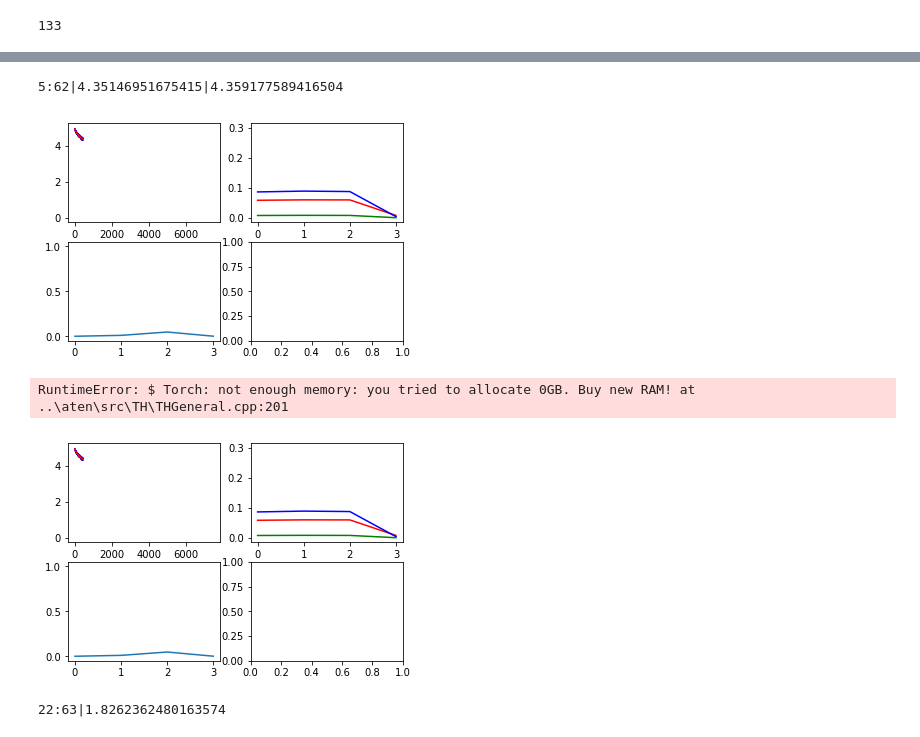
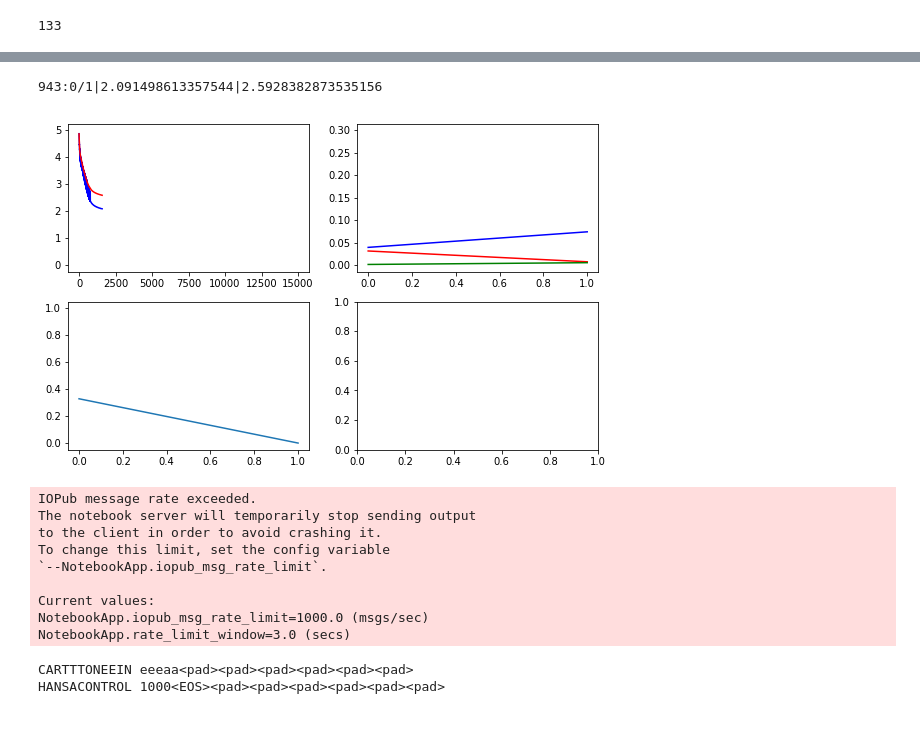
Before and after one commit to Xnartharax/MachineLearning-experiments, a Jupyter notebook: TrademarkGenerator.ipynb, the cells around one changed output, grey strips where cells are left out. Cells and saved outputs as stored; diff of their text form; code cells hidden in the pictures.

Commit message:
got a semi-working training and huge documentation update

```diff
--- a/TrademarkGenerator.ipynb
+++ b/TrademarkGenerator.ipynb
@@ -14,14 +28,22 @@ from torch.nn.utils.rnn import pack_sequence, pad_packed_sequence, pad_sequence
 # %%
 def char_to_onehot(char):
-    return [0 if char!=alphabet[i] else 1 for i, _ in enumerate(alphabet)]
+    return [1 if char==alphabet[i] else 0 for i, _ in enumerate(alphabet)]
+
 def encode_sequence(sequence):
     seq = list(sequence)
     seq.insert(0, "<SOS>")
     out = [char_to_onehot(char) for char in seq]
     return out
+
 def decode_sequence(sequence):
     chars = [alphabet[torch.argmax(char)] for char in sequence]
     decoded = ""
     for char in chars:
         decoded += char
     return decoded
+
+def decode_target_seq(target_seq):
+    decoded = ""
+    for t in target_seq:
+        decoded += alphabet[t.item()]
+    return decoded
@@ -42,9 +98,10 @@ targets = [[alphabet.index(char) for char in list(seq["Markendarstellung"])]+[le
 # %%
-#forming into the batches
 def get_batch(features, targets, i, n_batches):
     batch_len = int(floor(len(features)/n_batches))
+
     batch_features = sorted(features[i*batch_len:(i+1)*batch_len], key=lambda x: len(x), reverse=True)
     batch_targets = sorted(targets[i*batch_len:(i+1)*batch_len], key=lambda x: len(x), reverse=True)
-    return (nn.utils.rnn.pack_sequence([torch.tensor(seq, dtype=torch.float32).view(-1, len(alphabet))\
+
+    return (pack_sequence([torch.tensor(seq, dtype=torch.float32).view(-1, len(alphabet))\
                                         for seq in batch_features]),\
             pad_sequence([torch.tensor(target) for target in batch_targets]), len(batch_features))
@@ -142,0 +278,2 @@ optim = torch.optim.RMSprop(model.parameters(), lr=0.0005)
+# %%
+model = CharPredictor((len(alphabet), 100, len(alphabet)))
@@ -142,0 +290,12 @@ optim = torch.optim.RMSprop(model.parameters(), lr=0.0005)
+# %%
+optim = torch.optim.Adam(model.parameters(), lr=0.005)
+lossweight = torch.ones(len(alphabet))
+lossweight[-2:] = 0.1 # <EOS> and <SOS>
+lossweight[0] = 0.1 # <pad>
+loss_func = nn.NLLLoss(weight = lossweight)
+epochs = 1000
+n_batches = 15
+def criterion(y_hat, y):
+    main_loss = loss_func(torch.log(y_hat).view(-1, len(alphabet)), y.view(-1))
+    loss = main_loss# + weight_punishment**0.0002 + 1*0.000001/y_hat.var()
+    return loss
@@ -143,21 +310,26 @@ optim = torch.optim.RMSprop(model.parameters(), lr=0.0005)
 # %%
 fig, ((lax, aax), (gax, accax)) = plt.subplots(ncols=2, nrows=2)
-epochs = 100
-n_batches = 75
 plots = {
     "fig":fig,
-    "activations":aax.plot([0, len(structure)-2], [0, 0.3], "r")[0],
-    "stds":aax.plot([0, len(structure)-2], [0, 0.1], "b")[0],
-    "variances":aax.plot([0, len(structure)-2], [0, 0.1], "g")[0],
+    "activations":aax.plot([0, len(model.structure)-2], [0, 0.3], "r")[0],
+    "stds":aax.plot([0, len(model.structure)-2], [0, 0.1], "b")[0],
+    "variances":aax.plot([0, len(model.structure)-2], [0, 0.1], "g")[0],
     "loss":lax.plot([0, epochs*n_batches], [0, 5], "b")[0],
     "eval_loss":lax.plot([0, epochs*n_batches], [0, 5], "r")[0],
-    "grads":gax.plot([0, len(structure)-2], [0, 1])[0],
+    "grads":gax.plot([0, len(model.structure)-2], [0, 1])[0],
 #     "accuracy":accax.plot([0, epochs*n_batches], [0, 1])
 }
-model.train(features[100:], targets[100:], features[:100], targets[:100], epochs, n_batches, optim, plots=plots)
+model.train(features[100:1000], targets[100:1000], features[:100], targets[:100], epochs, n_batches, optim, criterion, plots=plots)
 torch.save(model, "./good_try.pt")
 # %% [output]
-5:62|4.35146951675415|4.359177589416504
+943:0/1|2.091498613357544|2.5928382873535156
-[figure, old version]
+[figure, new version]
-RuntimeError: $ Torch: not enough memory: you tried to allocate 0GB. Buy new RAM! at ..\aten\src\TH\THGeneral.cpp:201
+IOPub message rate exceeded.
+The notebook server will temporarily stop sending output
+to the client in order to avoid crashing it.
+To change this limit, set the config variable
+`--NotebookApp.iopub_msg_rate_limit`.
+
+Current values:
+NotebookApp.iopub_msg_rate_limit=1000.0 (msgs/sec)
+NotebookApp.rate_limit_window=3.0 (secs)
-[figure, removed]
@@ -168,4 +336,7 @@ model = torch.load("./good_try.pt")
-# %%
-second_model.train(features, epochs, n_batches, optim)
-# %% [output]
-22:63|1.8262362480163574
+# %%
+ins, target, batch_len = get_batch(features, targets, 15, 1000)
+print(decode_sequence(model(ins, batch_size=10)[:, 2, :]))
+print(decode_target_seq(target[:, 2]))
+# %% [output]
+CARTTTONEEIN eeeaa<pad><pad><pad><pad><pad><pad>
+HANSACONTROL 1000<EOS><pad><pad><pad><pad><pad><pad>
```
Also changed, not shown: parts of 16 cells of this notebook, 4 other files.
